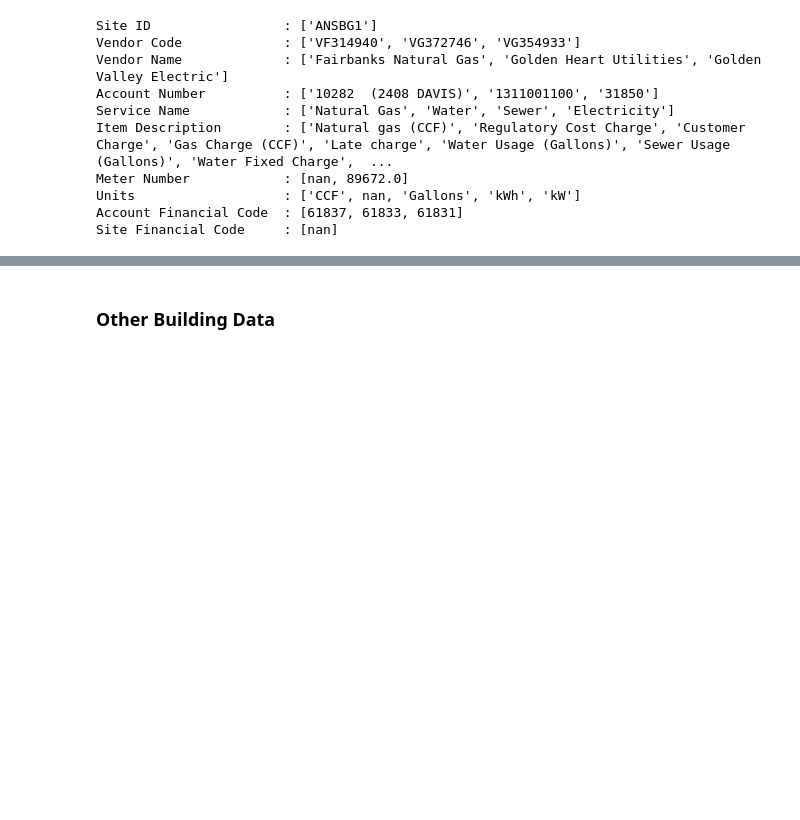
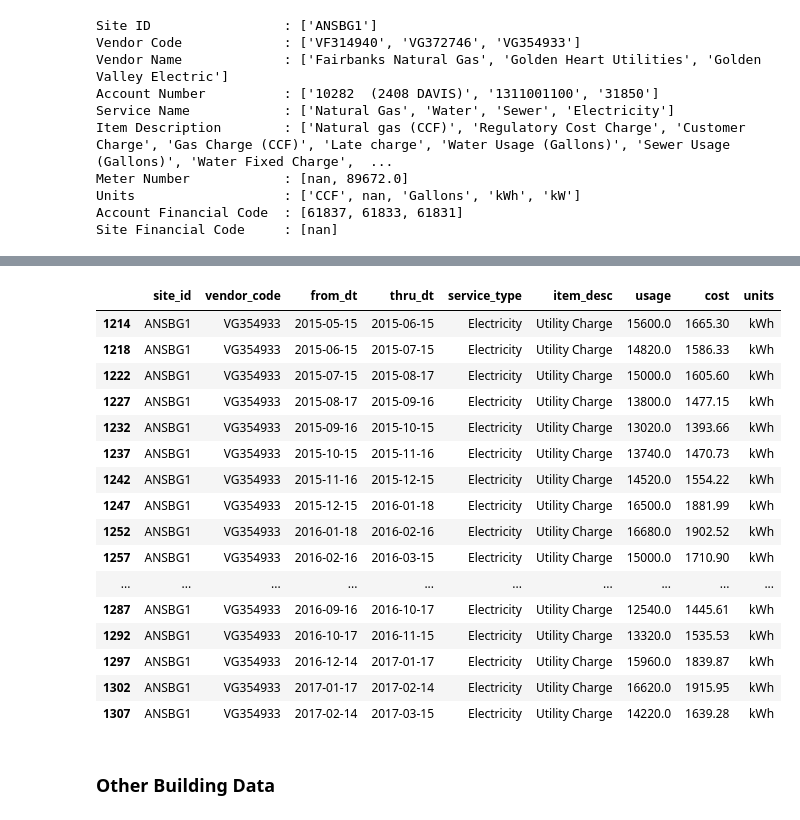
Before and after one commit to alanmitchell/fnsb-benchmark, a Jupyter notebook: preprocess_data.ipynb, the cells around one changed output, grey strips where cells are left out. Drawn from its saved outputs; the diff is of its cells as text; code cells hidden in the pictures; blank space fills up the shorter version.

```diff
--- a/preprocess_data.ipynb
+++ b/preprocess_data.ipynb
@@ -33,3 +166,23 @@ Site Financial Code     : [nan]
+# %%
+dfu1.sort_values(by=['vendor_code', 'from_dt'])[dfu1.units=='kWh'].tail(20)
+# %% [output]
+|  | site_id | vendor_code | from_dt | thru_dt | service_type | item_desc | usage | cost | units |
+| 1214 | ANSBG1 | VG354933 | 2015-05-15 | 2015-06-15 | Electricity | Utility Charge | 15600.0 | 1665.30 | kWh |
+| 1218 | ANSBG1 | VG354933 | 2015-06-15 | 2015-07-15 | Electricity | Utility Charge | 14820.0 | 1586.33 | kWh |
+| 1222 | ANSBG1 | VG354933 | 2015-07-15 | 2015-08-17 | Electricity | Utility Charge | 15000.0 | 1605.60 | kWh |
+| 1227 | ANSBG1 | VG354933 | 2015-08-17 | 2015-09-16 | Electricity | Utility Charge | 13800.0 | 1477.15 | kWh |
+| 1232 | ANSBG1 | VG354933 | 2015-09-16 | 2015-10-15 | Electricity | Utility Charge | 13020.0 | 1393.66 | kWh |
+| 1237 | ANSBG1 | VG354933 | 2015-10-15 | 2015-11-16 | Electricity | Utility Charge | 13740.0 | 1470.73 | kWh |
+| 1242 | ANSBG1 | VG354933 | 2015-11-16 | 2015-12-15 | Electricity | Utility Charge | 14520.0 | 1554.22 | kWh |
+| 1247 | ANSBG1 | VG354933 | 2015-12-15 | 2016-01-18 | Electricity | Utility Charge | 16500.0 | 1881.99 | kWh |
+| 1252 | ANSBG1 | VG354933 | 2016-01-18 | 2016-02-16 | Electricity | Utility Charge | 16680.0 | 1902.52 | kWh |
+| 1257 | ANSBG1 | VG354933 | 2016-02-16 | 2016-03-15 | Electricity | Utility Charge | 15000.0 | 1710.90 | kWh |
+| ... | ... | ... | ... | ... | ... | ... | ... | ... | ... |
+| 1287 | ANSBG1 | VG354933 | 2016-09-16 | 2016-10-17 | Electricity | Utility Charge | 12540.0 | 1445.61 | kWh |
+| 1292 | ANSBG1 | VG354933 | 2016-10-17 | 2016-11-15 | Electricity | Utility Charge | 13320.0 | 1535.53 | kWh |
+| 1297 | ANSBG1 | VG354933 | 2016-12-14 | 2017-01-17 | Electricity | Utility Charge | 15960.0 | 1839.87 | kWh |
+| 1302 | ANSBG1 | VG354933 | 2017-01-17 | 2017-02-14 | Electricity | Utility Charge | 16620.0 | 1915.95 | kWh |
+| 1307 | ANSBG1 | VG354933 | 2017-02-14 | 2017-03-15 | Electricity | Utility Charge | 14220.0 | 1639.28 | kWh |
 # %% [markdown]
 ### Other Building Data
 # %%
```
Also changed, not shown: parts of 10 cells of this notebook, 1 other file.
